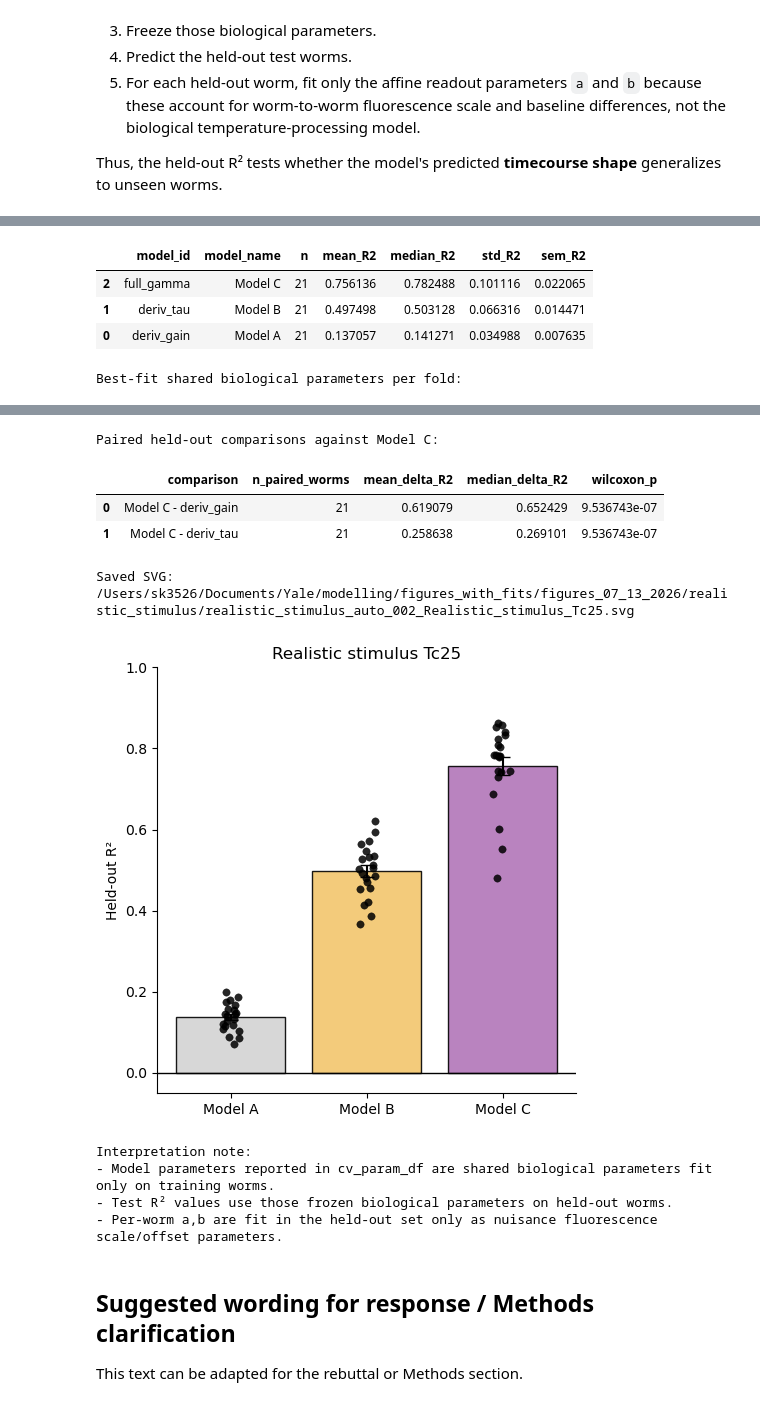
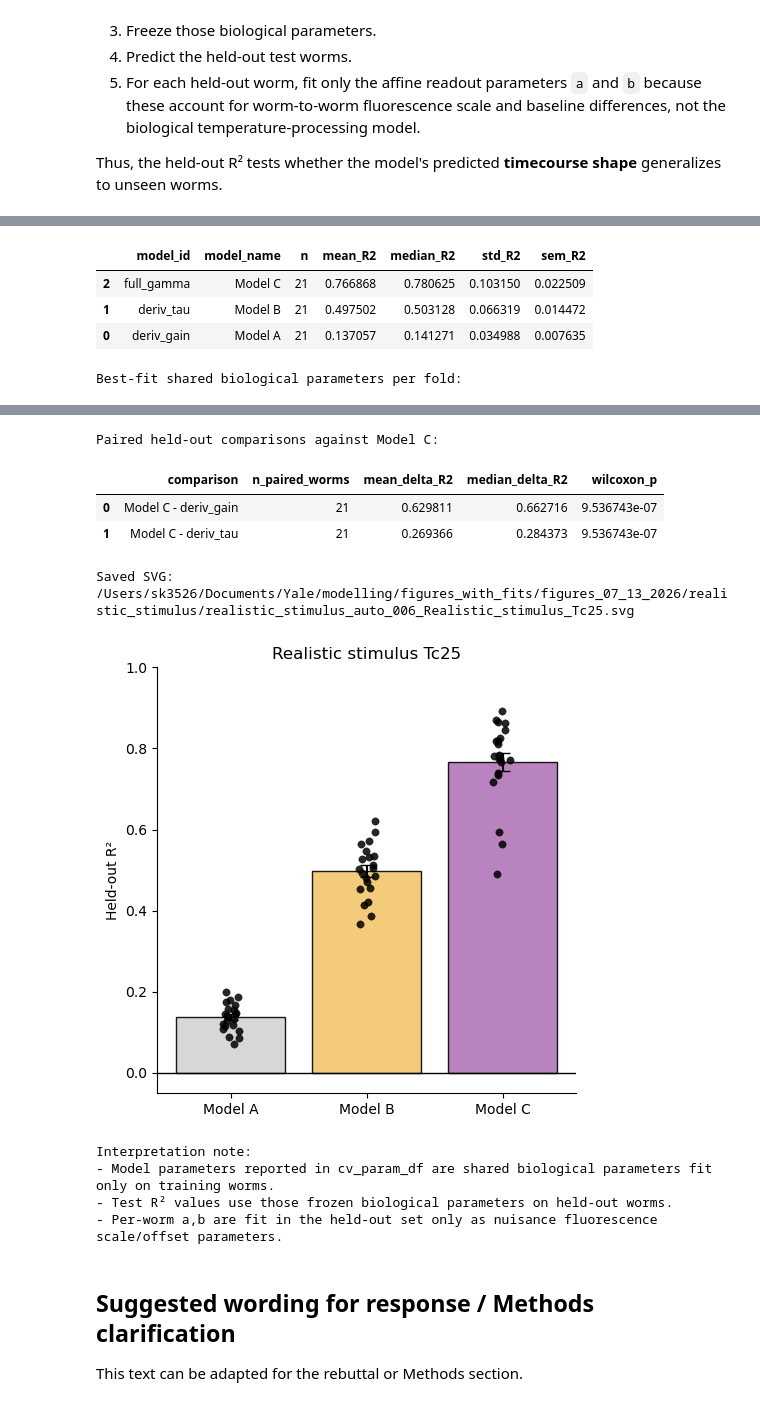
Before and after one commit to colonramoslab/Diaz-Garcia-and-Beagan-et-al.-2026-AFD-, a Jupyter notebook: AFD_modeling_Fig_2_5_S4/realistic_stim_Tc25_1.ipynb, the cells around one changed output, grey strips where cells are left out. Cells and saved outputs as stored; diff of their text form; code cells hidden in the pictures.

Commit message:
updated the model code with some fine tuning

```diff
--- a/AFD_modeling_Fig_2_5_S4/realistic_stim_Tc25_1.ipynb
+++ b/AFD_modeling_Fig_2_5_S4/realistic_stim_Tc25_1.ipynb
@@ -1255,7 +1255,7 @@ optuna.logging.set_verbosity(optuna.logging.WARNING)
 # ---------------- USER CONTROLS ----------------
 CV_MODE = "kfold"          # "kfold" or "loo"
 N_SPLITS_CV = 5             # used only if CV_MODE="kfold"
-N_TRIALS_CV = 200           # increase to 300+ for final reviewer numbers
+N_TRIALS_CV = 300           # increase to 300+ for final reviewer numbers
 RANDOM_SEED_CV = 1
 DROP_INITIAL_SECONDS_CV = 10.0
 SHOW_OPTUNA_PROGRESS_CV = False
@@ -1641,8 +1641,8 @@ Fold 1/5 | train n=16 | test n=5
 
 Held-out test R² summary:
 |  | model_id | model_name | n | mean_R2 | median_R2 | std_R2 | sem_R2 |
-| 2 | full_gamma | Model C | 21 | 0.756136 | 0.782488 | 0.101116 | 0.022065 |
-| 1 | deriv_tau | Model B | 21 | 0.497498 | 0.503128 | 0.066316 | 0.014471 |
+| 2 | full_gamma | Model C | 21 | 0.766868 | 0.780625 | 0.103150 | 0.022509 |
+| 1 | deriv_tau | Model B | 21 | 0.497502 | 0.503128 | 0.066319 | 0.014472 |
 | 0 | deriv_gain | Model A | 21 | 0.137057 | 0.141271 | 0.034988 | 0.007635 |
 Best-fit shared biological parameters per fold:
 |  | fold | model_id | model_name | train_n | test_n | train_mean_R2_objective | test_mean_R2 | tauD | T_on | ... |
@@ -1664,9 +1664,9 @@ Best-fit shared biological parameters per fold:
 Paired held-out comparisons against Model C:
 |  | comparison | n_paired_worms | mean_delta_R2 | median_delta_R2 | wilcoxon_p |
-| 0 | Model C - deriv_gain | 21 | 0.619079 | 0.652429 | 9.536743e-07 |
-| 1 | Model C - deriv_tau | 21 | 0.258638 | 0.269101 | 9.536743e-07 |
+| 0 | Model C - deriv_gain | 21 | 0.629811 | 0.662716 | 9.536743e-07 |
+| 1 | Model C - deriv_tau | 21 | 0.269366 | 0.284373 | 9.536743e-07 |
-Saved SVG: /Users/sk3526/Documents/Yale/modelling/figures_with_fits/figures_07_13_2026/realistic_stimulus/realistic_stimulus_auto_002_Realistic_stimulus_Tc25.svg
+Saved SVG: /Users/sk3526/Documents/Yale/modelling/figures_with_fits/figures_07_13_2026/realistic_stimulus/realistic_stimulus_auto_006_Realistic_stimulus_Tc25.svg
-[figure, old version]
+[figure, new version]
 Interpretation note:
 - Model parameters reported in cv_param_df are shared biological parameters fit only on training worms.
 - Test R² values use those frozen biological parameters on held-out worms.
```
Also changed, not shown: parts of 2 cells of this notebook, 2 other files.
